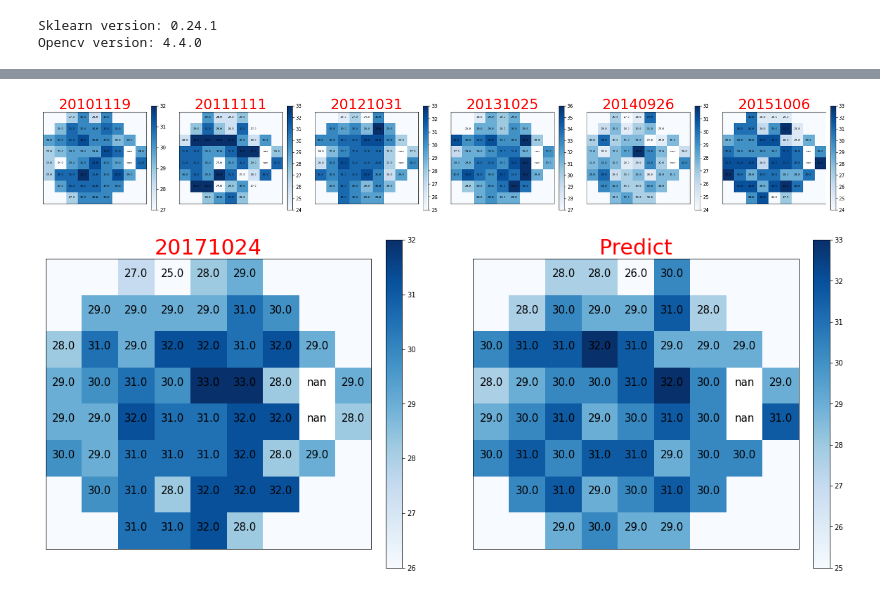
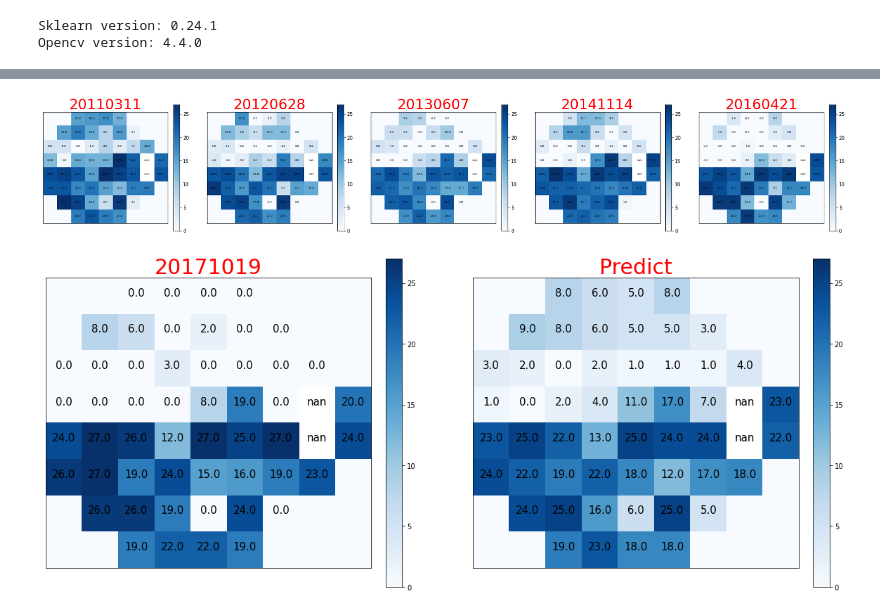
Before and after one commit to herjh0405/Glaucoma, a Jupyter notebook: 003.Predict_Glaucoma.ipynb, the cells around one changed output, grey strips where cells are left out. Cells and saved outputs as stored; diff of their text form; code cells hidden in the pictures.

Commit message:
data .gitignore and rechange

```diff
--- a/003.Predict_Glaucoma.ipynb
+++ b/003.Predict_Glaucoma.ipynb
@@ -44,12 +63,12 @@ df_sam2 = df_sam2_ori.sort_values(['PID', 'AGE']).copy()
 # %%
-def show_person(value, pid, eye):
-    data = [[0.1 for i in range(9)] for i in range(8)]
+def show_person(value, pid):
+    data = [[-50 for i in range(9)] for i in range(8)]
     val_list = list(filter(lambda x : value in x, df_sam2.columns))
     want = df_sam2[['PID','AGE','Eye','Exam Date'] + val_list]
     predict_df = pd.read_csv('./data/predict_'+value+'.csv')
 
-    sel_data = want[(want['PID']==pid)&(want['Eye']==eye)]
-    predict_data = predict_df[(predict_df['PID']==pid)&(predict_df['Eye']==eye)]
+    sel_data = want[(want['PID']==pid)]
+    predict_data = predict_df[(predict_df['PID']==pid)]
     predict_data = predict_data[['PID','AGE','Eye','Exam Date'] + list(filter(lambda x : 'predict' in x, predict_data.columns))]
 
     val_list.pop(25)
@@ -57,8 +76,8 @@ def show_person(value, pid, eye):
 
     predict_data.columns = ['PID','AGE','Eye','Exam Date'] + val_list
     sel_data = pd.concat([sel_data, predict_data])
-    sel_data['THV_26'] = np.nan
-    sel_data['THV_35'] = np.nan
+    sel_data[value+'_26'] = np.nan
+    sel_data[value+'_35'] = np.nan
 
     # fig, axs = plt.subplots(2, len(sel_data)-2, figsize=(30,40))
 
@@ -78,11 +97,11 @@ def show_person(value, pid, eye):
 
     #     plt.figure(figsize = (9, 8))
         img = axs[i].imshow(data, cmap=plt.cm.Blues,
-                            vmax=sel_data.iloc[i][4:].max(), vmin=sel_data.iloc[i][4:].min()) #map표시
+                            vmax=sel_data.iloc[:,4:].max().max(), vmin=sel_data.iloc[:,4:].min().min()) #map표시
         fig.colorbar(img, fraction=0.046, pad=0.04)
         thresh = data.max()/2
         for k,j in itertools.product(range(data.shape[0]), range(data.shape[1])):
-            if data[k, j] != 0.1:
+            if data[k, j] != -50:
                 axs[i].text(j, k, data[k, j],
                         horizontalalignment='center',
                         color='white' if data[k, j] > thresh else 'black',
@@ -107,11 +126,11 @@ def show_person(value, pid, eye):
 
         #     plt.figure(figsize = (9, 8))
         img = axs[i].imshow(data, cmap=plt.cm.Blues,
-                            vmax=sel_data.iloc[len(sel_data)-2+i][4:].max(), vmin=sel_data.iloc[len(sel_data)-2+i][4:].min()) #map표시
+                            vmax=sel_data.iloc[:,4:].max().max(), vmin=sel_data.iloc[:,4:].min().min()) #map표시
         fig.colorbar(img, fraction=0.046, pad=0.04)
         thresh = data.max()/2
         for k,j in itertools.product(range(data.shape[0]), range(data.shape[1])):
-            if data[k, j] != 0.1:
+            if data[k, j] != -50:
                 axs[i].text(j, k, data[k, j],
                         horizontalalignment='center',
                         color='white' if data[k, j] > thresh else 'black',
@@ -127,7 +146,7 @@ def show_person(value, pid, eye):
 
     plt.show()
 # %%
-show_person('THV', 2, 'OS')
+show_person('THV', 8)
 # %% [output]
-[figure, old version]
+[figure, new version]
-[figure, old version]
+[figure, new version]
```
Also changed, not shown: parts of 1 cell of this notebook, 3 other files.
